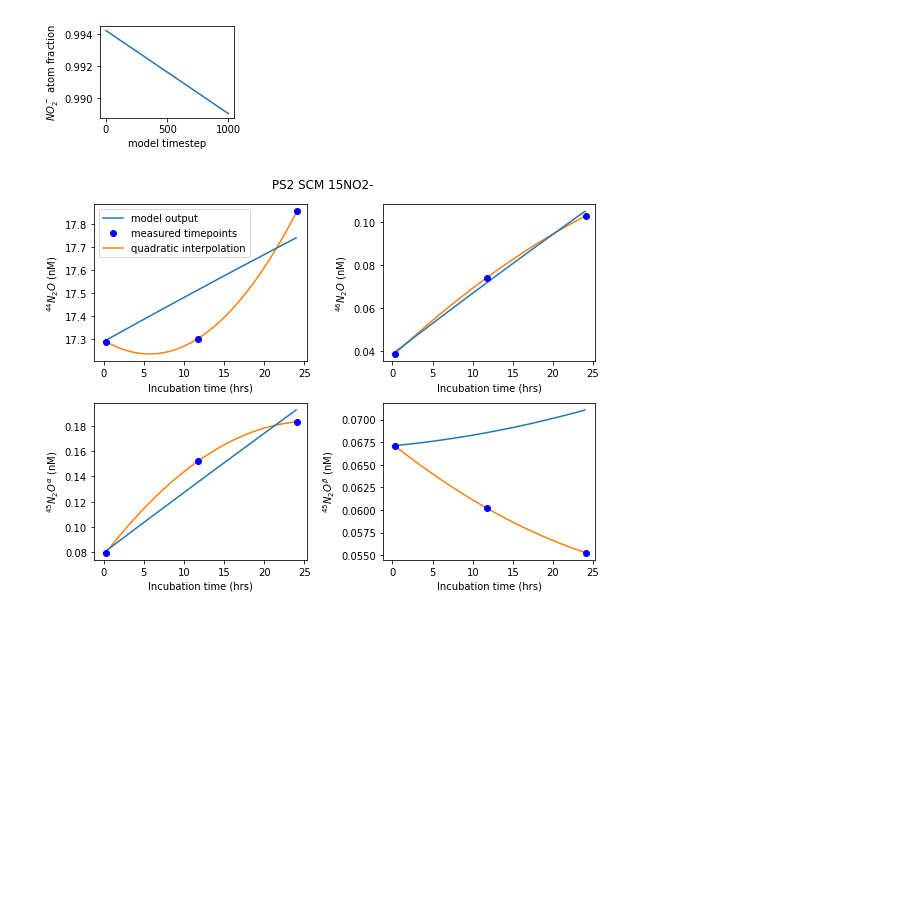
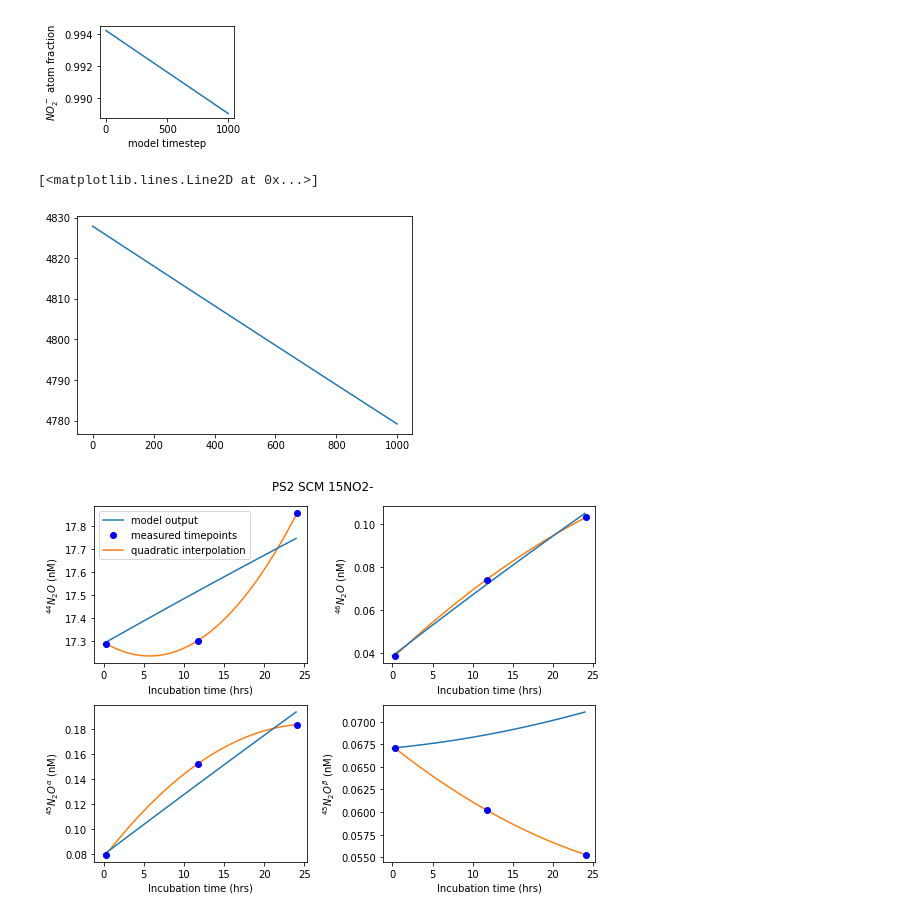
Before and after one commit to ckelly314/isotopomer-soup, a Jupyter notebook: 15N model.ipynb, the cells around one changed output. Saved outputs shown, nothing was run; the diff lists cells and outputs as text; code cells hidden in the pictures; blank space fills up the shorter version.

```diff
--- a/15N model.ipynb
+++ b/15N model.ipynb
@@ -650,6 +660,11 @@ plt.tight_layout()
 plt.savefig("figures/no2-atomfraction.pdf")
 # %% [output]
 [figure]
+# %%
+plt.plot(output['[NO2-]_nM'])
+# %% [output]
+[<matplotlib.lines.Line2D at 0x...>]
+[figure, added]
 # %%
 sc.plot_outputs(trainingdata = PS2SCM15NO2, modeloutput=output,
              filename="Figures/PS2SCM15NO2.pdf")
```
Also changed, not shown: parts of 13 cells of this notebook, 3 other files.
